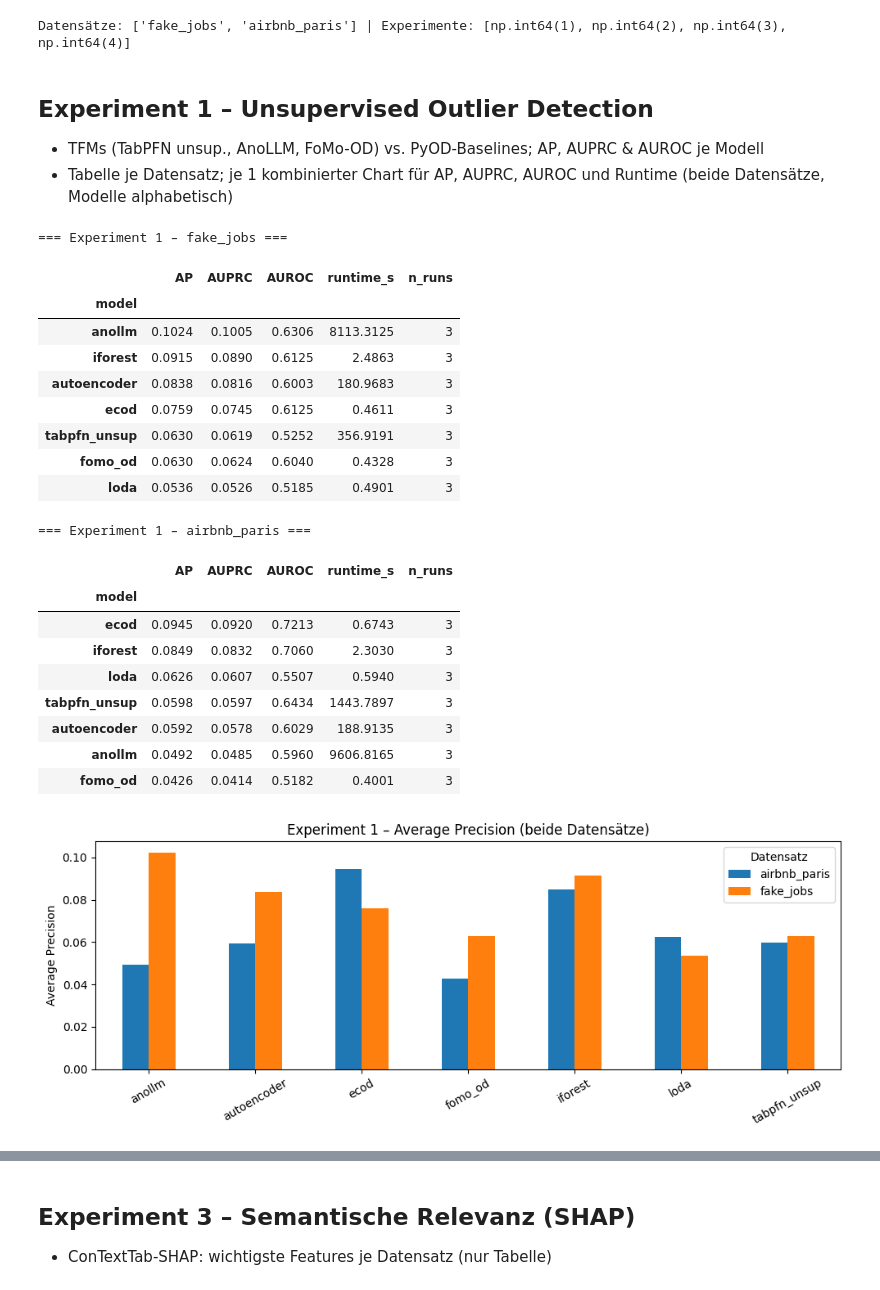
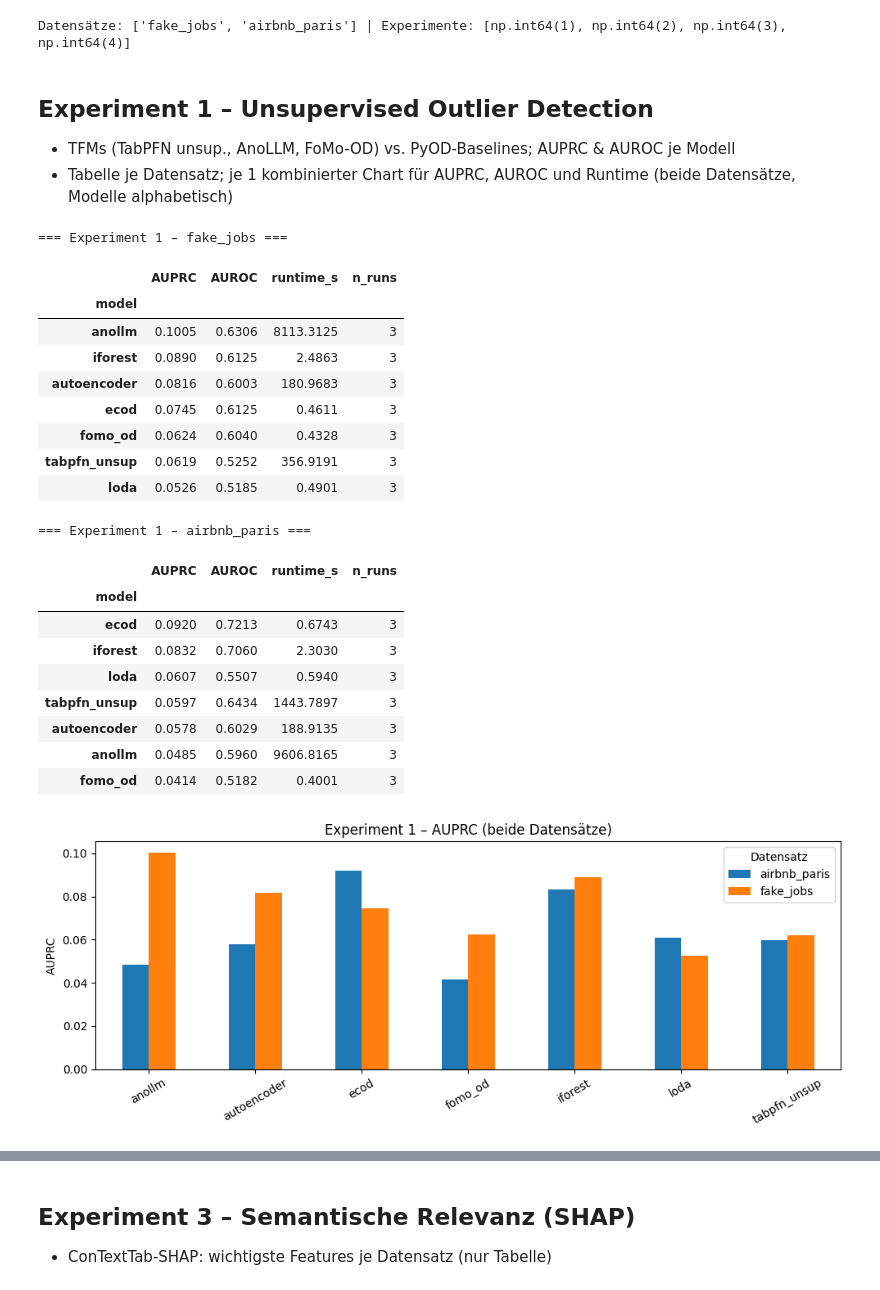
Before and after one commit to florivz/tfm-anomaly-detection, a Jupyter notebook: experiment_summary.ipynb, the cells around one changed output, grey strips where cells are left out. Saved outputs shown, nothing was run; the diff lists cells and outputs as text; code cells hidden in the pictures.

```diff
--- a/experiment_summary.ipynb
+++ b/experiment_summary.ipynb
@@ -45,8 +48,8 @@ if len(df):
     df["dataset"] = df["experiment"].str.rsplit("_experiment_", n=1).str[0]
     df["model"] = df["tags.mlflow.runName"] if "tags.mlflow.runName" in df.columns else df["run_id"]
     df = df[df["model"] != "contexttab_fixed"]  # veralteten Run ausschließen
-    df = df.rename(columns={"metrics.average_precision": "AP", "metrics.auprc": "AUPRC", "metrics.auc_roc": "AUROC", "metrics.runtime_s": "runtime_s"})
-    for col in ["AP", "AUPRC", "AUROC", "runtime_s"]:
+    df = df.rename(columns={"metrics.auprc": "AUPRC", "metrics.auc_roc": "AUROC", "metrics.runtime_s": "runtime_s"})
+    for col in ["AUPRC", "AUROC", "runtime_s"]:
         if col not in df.columns:
             df[col] = np.nan
     print("Datensätze:", df["dataset"].unique().tolist(), "| Experimente:", sorted(df["exp_num"].unique()))
@@ -54,55 +57,58 @@ if len(df):
 Datensätze: ['fake_jobs', 'airbnb_paris'] | Experimente: [np.int64(1), np.int64(2), np.int64(3), np.int64(4)]
 # %% [markdown]
 ## Experiment 1 – Unsupervised Outlier Detection
-- TFMs (TabPFN unsup., AnoLLM, FoMo-OD) vs. PyOD-Baselines; AP, AUPRC & AUROC je Modell
-- Tabelle je Datensatz; je 1 kombinierter Chart für AP, AUPRC, AUROC und Runtime (beide Datensätze, Modelle alphabetisch)
+- TFMs (TabPFN unsup., AnoLLM, FoMo-OD) vs. PyOD-Baselines; AUPRC & AUROC je Modell
+- Tabelle je Datensatz; je 1 kombinierter Chart für AUPRC, AUROC und Runtime (beide Datensätze, Modelle alphabetisch)
 # %%
 sub = df[df["exp_num"] == 1] if len(df) else df
 if not len(sub):
     print("keine Exp-1-Runs")
 else:
     # Tabelle je Datensatz
     for ds in datasets:
         s = sub[sub["dataset"] == ds]
         if not len(s):
             continue
         g = s.groupby("model")
-        tab = g[["AP", "AUPRC", "AUROC", "runtime_s"]].mean()
+        tab = g[["AUPRC", "AUROC", "runtime_s"]].mean()
         tab["n_runs"] = g.size()
-        tab = tab.sort_values("AP", ascending=False).round(4)
+        tab = tab.sort_values("AUPRC", ascending=False).round(4)
         tab.to_csv(f"{RESULT_DIR}/exp1_{ds}.csv")
+        tab.to_latex(f"{RESULT_DIR}/exp1_{ds}.tex", escape=True, float_format="%.4f", caption=f"Experiment 1 -- Unsupervised Outlier Detection ({ds.replace('_', ' ')}): AUPRC, AUROC und Laufzeit je Modell.", label=f"tab:exp1_{ds}")
         print(f"=== Experiment 1 – {ds} ===")
         display(tab)
 
-    # je 1 Chart für AP, AUROC, Runtime – beide Datensätze, Modelle alphabetisch
-    for metric, label in [("AP", "Average Precision"), ("AUPRC", "AUPRC"), ("AUROC", "AUROC"), ("runtime_s", "Runtime (s)")]:
+    # je 1 Chart (beide Datensätze, Modelle alphabetisch) -> diagrams/
+    for metric, label, fname in [("AUPRC", "AUPRC", "aucpr"), ("AUROC", "AUROC", "aucroc"), ("runtime_s", "Runtime (s)", "runtime")]:
         piv = sub.pivot_table(index="model", columns="dataset", values=metric, aggfunc="mean").sort_index()
         ax = piv.plot.bar(figsize=(10, 4), rot=30)
         ax.set_title(f"Experiment 1 – {label} (beide Datensätze)")
         ax.set_ylabel(label)
         ax.set_xlabel("")
         ax.legend(title="Datensatz")
         plt.tight_layout()
+        plt.savefig(f"{DIAGRAM_DIR}/exp1_{fname}.png", facecolor='white', edgecolor='white', dpi=300)
         plt.show()
+        plt.close()
 # %% [output]
 === Experiment 1 – fake_jobs ===
-|  | AP | AUPRC | AUROC | runtime_s | n_runs |
-| model |  |  |  |  |  |
-| anollm | 0.1024 | 0.1005 | 0.6306 | 8113.3125 | 3 |
-| iforest | 0.0915 | 0.0890 | 0.6125 | 2.4863 | 3 |
-| autoencoder | 0.0838 | 0.0816 | 0.6003 | 180.9683 | 3 |
-| ecod | 0.0759 | 0.0745 | 0.6125 | 0.4611 | 3 |
-| tabpfn_unsup | 0.0630 | 0.0619 | 0.5252 | 356.9191 | 3 |
-| fomo_od | 0.0630 | 0.0624 | 0.6040 | 0.4328 | 3 |
-| loda | 0.0536 | 0.0526 | 0.5185 | 0.4901 | 3 |
+|  | AUPRC | AUROC | runtime_s | n_runs |
+| model |  |  |  |  |
+| anollm | 0.1005 | 0.6306 | 8113.3125 | 3 |
+| iforest | 0.0890 | 0.6125 | 2.4863 | 3 |
+| autoencoder | 0.0816 | 0.6003 | 180.9683 | 3 |
+| ecod | 0.0745 | 0.6125 | 0.4611 | 3 |
+| fomo_od | 0.0624 | 0.6040 | 0.4328 | 3 |
+| tabpfn_unsup | 0.0619 | 0.5252 | 356.9191 | 3 |
+| loda | 0.0526 | 0.5185 | 0.4901 | 3 |
 === Experiment 1 – airbnb_paris ===
-|  | AP | AUPRC | AUROC | runtime_s | n_runs |
-| model |  |  |  |  |  |
-| ecod | 0.0945 | 0.0920 | 0.7213 | 0.6743 | 3 |
-| iforest | 0.0849 | 0.0832 | 0.7060 | 2.3030 | 3 |
-| loda | 0.0626 | 0.0607 | 0.5507 | 0.5940 | 3 |
-| tabpfn_unsup | 0.0598 | 0.0597 | 0.6434 | 1443.7897 | 3 |
-| autoencoder | 0.0592 | 0.0578 | 0.6029 | 188.9135 | 3 |
-| anollm | 0.0492 | 0.0485 | 0.5960 | 9606.8165 | 3 |
-| fomo_od | 0.0426 | 0.0414 | 0.5182 | 0.4001 | 3 |
+|  | AUPRC | AUROC | runtime_s | n_runs |
+| model |  |  |  |  |
+| ecod | 0.0920 | 0.7213 | 0.6743 | 3 |
+| iforest | 0.0832 | 0.7060 | 2.3030 | 3 |
+| loda | 0.0607 | 0.5507 | 0.5940 | 3 |
+| tabpfn_unsup | 0.0597 | 0.6434 | 1443.7897 | 3 |
+| autoencoder | 0.0578 | 0.6029 | 188.9135 | 3 |
+| anollm | 0.0485 | 0.5960 | 9606.8165 | 3 |
+| fomo_od | 0.0414 | 0.5182 | 0.4001 | 3 |
-[figure, old version]
+[figure, new version]
```
Also changed, not shown: parts of 8 cells of this notebook, 27 other files.
